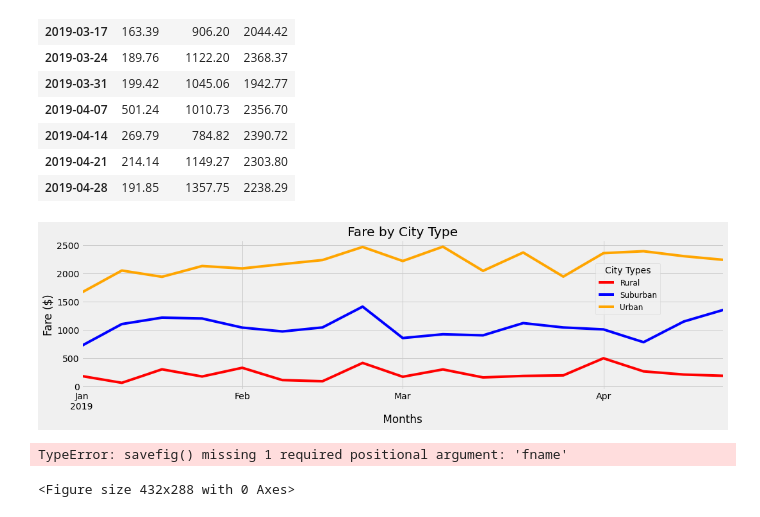
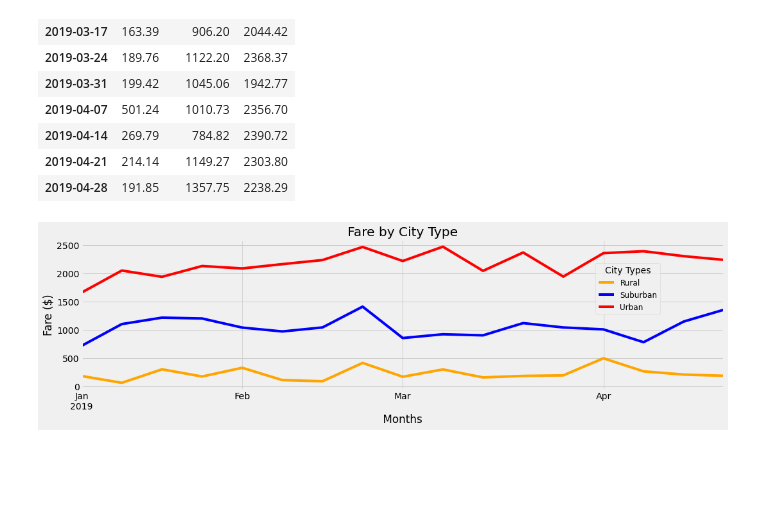
Before and after one commit to StellaKhach/PyBer_Analysis, a Jupyter notebook: PyBer_Challenge.ipynb, the cells around one changed output. Cells and saved outputs as stored; diff of their text form; code cells hidden in the pictures; blank space fills up the shorter version.

```diff
--- a/PyBer_Challenge.ipynb
+++ b/PyBer_Challenge.ipynb
@@ -269,22 +269,21 @@ fares_week_type_jan_apr
 # %%
 # 8. Using the object-oriented interface method, plot the resample DataFrame using the df.plot() function.
 
 # Import the style from Matplotlib.
 from matplotlib import style
 # Use the graph style fivethirtyeight.
 style.use('fivethirtyeight')
 
 fig, ax = plt.subplots(figsize=(16,4))
-fares_week_type_jan_apr.plot(kind="line", ax=ax, color=["red", "blue", "orange"])
+fares_week_type_jan_apr.plot(kind="line", ax=ax, color=["orange", "blue", "red"])
 ax.set_title("Fare by City Type")
 ax.set_xlabel(" Months ")
 ax.set_ylabel("Fare ($)")
 lgnd = plt.legend(fontsize="12", mode="Expanded", loc=(0.8,0.5), title="City Types")
-plt.show()
+
 
 # Save Figure
-plt.savefig()
+plt.savefig("PyBer_fare_summary.png")
+plt.show()
 # %% [output]
-[figure, old version]
+[figure, new version]
-TypeError: savefig() missing 1 required positional argument: 'fname'
-<Figure size 432x288 with 0 Axes>
```
